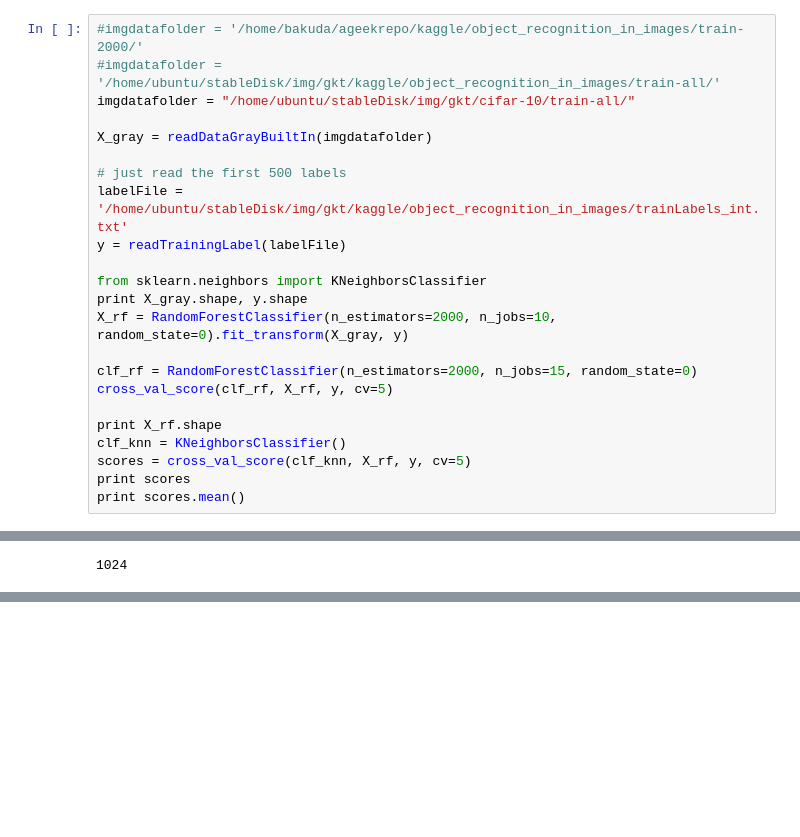
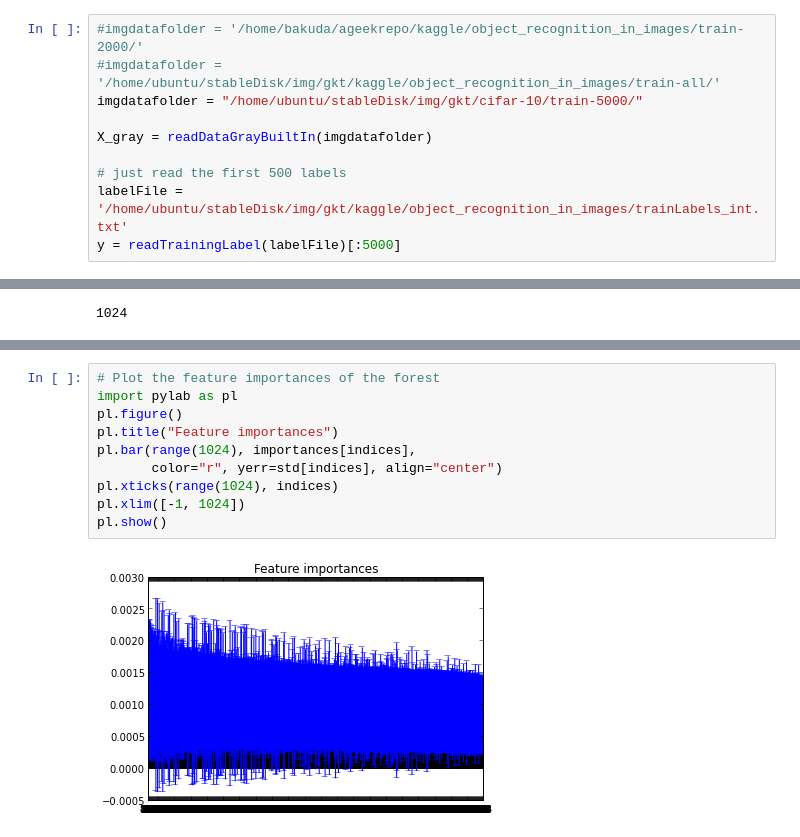
Before and after one commit to ageek/pynotebooks, a Jupyter notebook: kaggle-Object-Recognition-in-Images-CIFAR10.ipynb, the cells around one changed output, grey strips where cells are left out. Drawn from its saved outputs; the diff is of its cells as text; blank space fills up the shorter version.

Commit message:
data normalization for cifar 10 images etc

```diff
--- a/kaggle-Object-Recognition-in-Images-CIFAR10.ipynb
+++ b/kaggle-Object-Recognition-in-Images-CIFAR10.ipynb
@@ -446,23 +447,10 @@ Parameters: {'bootstrap': True, 'min_samples_leaf': 2, 'n_estimators': 600, 'min
 # %%
 #imgdatafolder = '/home/bakuda/ageekrepo/kaggle/object_recognition_in_images/train-2000/'
 #imgdatafolder = '/home/ubuntu/stableDisk/img/gkt/kaggle/object_recognition_in_images/train-all/'
-imgdatafolder = "/home/ubuntu/stableDisk/img/gkt/cifar-10/train-all/"
+imgdatafolder = "/home/ubuntu/stableDisk/img/gkt/cifar-10/train-5000/"
 
 X_gray = readDataGrayBuiltIn(imgdatafolder)
 
 # just read the first 500 labels
 labelFile = '/home/ubuntu/stableDisk/img/gkt/kaggle/object_recognition_in_images/trainLabels_int.txt'
-y = readTrainingLabel(labelFile)
-
-from sklearn.neighbors import KNeighborsClassifier
-print X_gray.shape, y.shape
-X_rf = RandomForestClassifier(n_estimators=2000, n_jobs=10, random_state=0).fit_transform(X_gray, y)
-
-clf_rf = RandomForestClassifier(n_estimators=2000, n_jobs=15, random_state=0)
-cross_val_score(clf_rf, X_rf, y, cv=5)
-
-print X_rf.shape
-clf_knn = KNeighborsClassifier()
-scores = cross_val_score(clf_knn, X_rf, y, cv=5)
-print scores
-print scores.mean()
+y = readTrainingLabel(labelFile)[:5000]
@@ -530,0 +551,12 @@ Feature ranking:
+# %%
+# Plot the feature importances of the forest
+import pylab as pl
+pl.figure()
+pl.title("Feature importances")
+pl.bar(range(1024), importances[indices],
+       color="r", yerr=std[indices], align="center")
+pl.xticks(range(1024), indices)
+pl.xlim([-1, 1024])
+pl.show()
+# %% [output]
+[figure, added]
```
Also changed, not shown: parts of 16 cells of this notebook.
